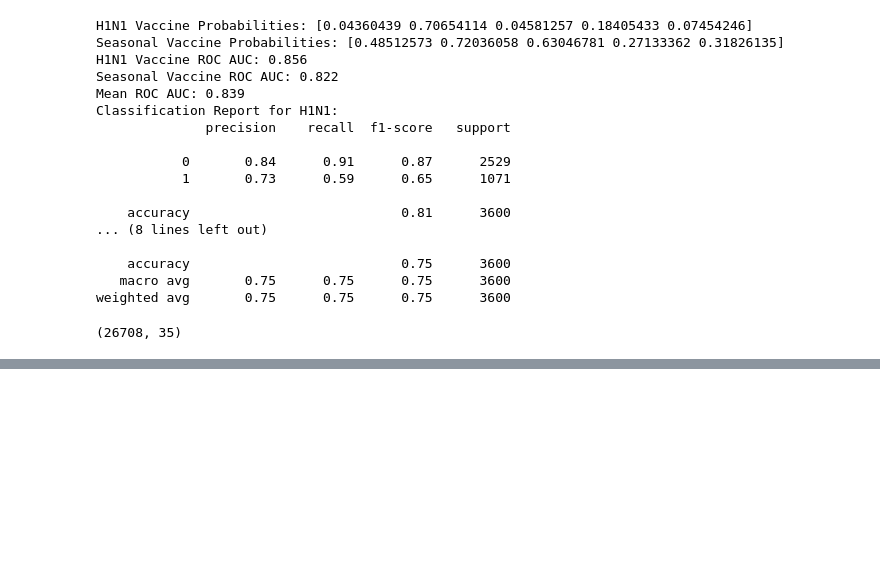
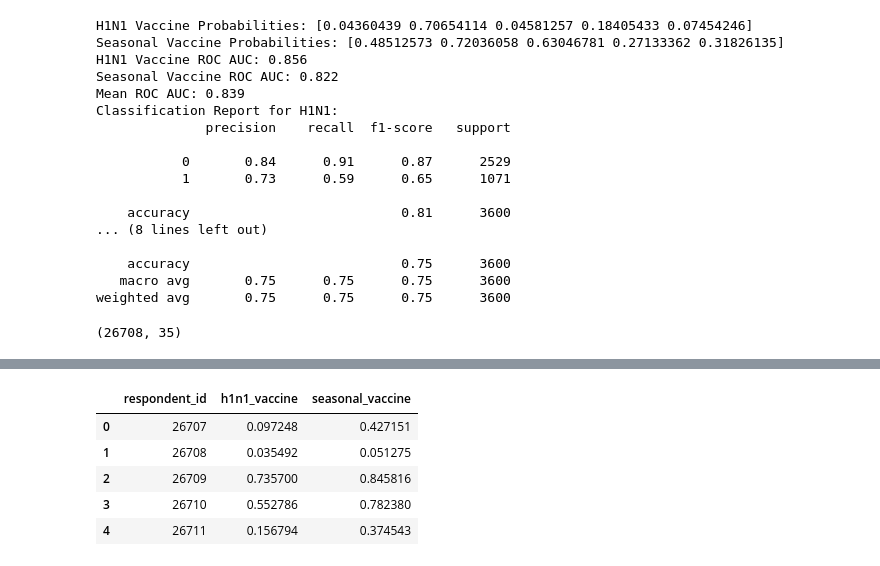
Before and after one commit to koadegno/predict-flu-vaccines, a Jupyter notebook: data_analysis.ipynb, the cells around one changed output, grey strips where cells are left out. Cells and saved outputs as stored; diff of their text form; code cells hidden in the pictures; blank space fills up the shorter version.

```diff
--- a/data_analysis.ipynb
+++ b/data_analysis.ipynb
@@ -564,0 +734,17 @@ submision_data = make_submission_format(model_h1n1,model_seasonal)
+# %%
+# n_components = 20
+# pca = PCA(n_components=n_components)  # number of principal component
+# pca.fit(data_df2[features_list])
+submission_feature_pca = pca.transform(submission_df[features_list])
+submission_df_pca = pd.DataFrame(submission_feature_pca, columns=[f"PC{i}" for i in range(1, n_components + 1)], index=submission_df.index)
+# %%
+submission_data = make_submission_format(model_h1n1_pca, model_seasonal_pca, submission_df_pca)
+# %%
+submission_data.head()
+# %% [output]
+|  | respondent_id | h1n1_vaccine | seasonal_vaccine |
+| 0 | 26707 | 0.097248 | 0.427151 |
+| 1 | 26708 | 0.035492 | 0.051275 |
+| 2 | 26709 | 0.735700 | 0.845816 |
+| 3 | 26710 | 0.552786 | 0.782380 |
+| 4 | 26711 | 0.156794 | 0.374543 |
```
Also changed, not shown: parts of 33 cells of this notebook.
